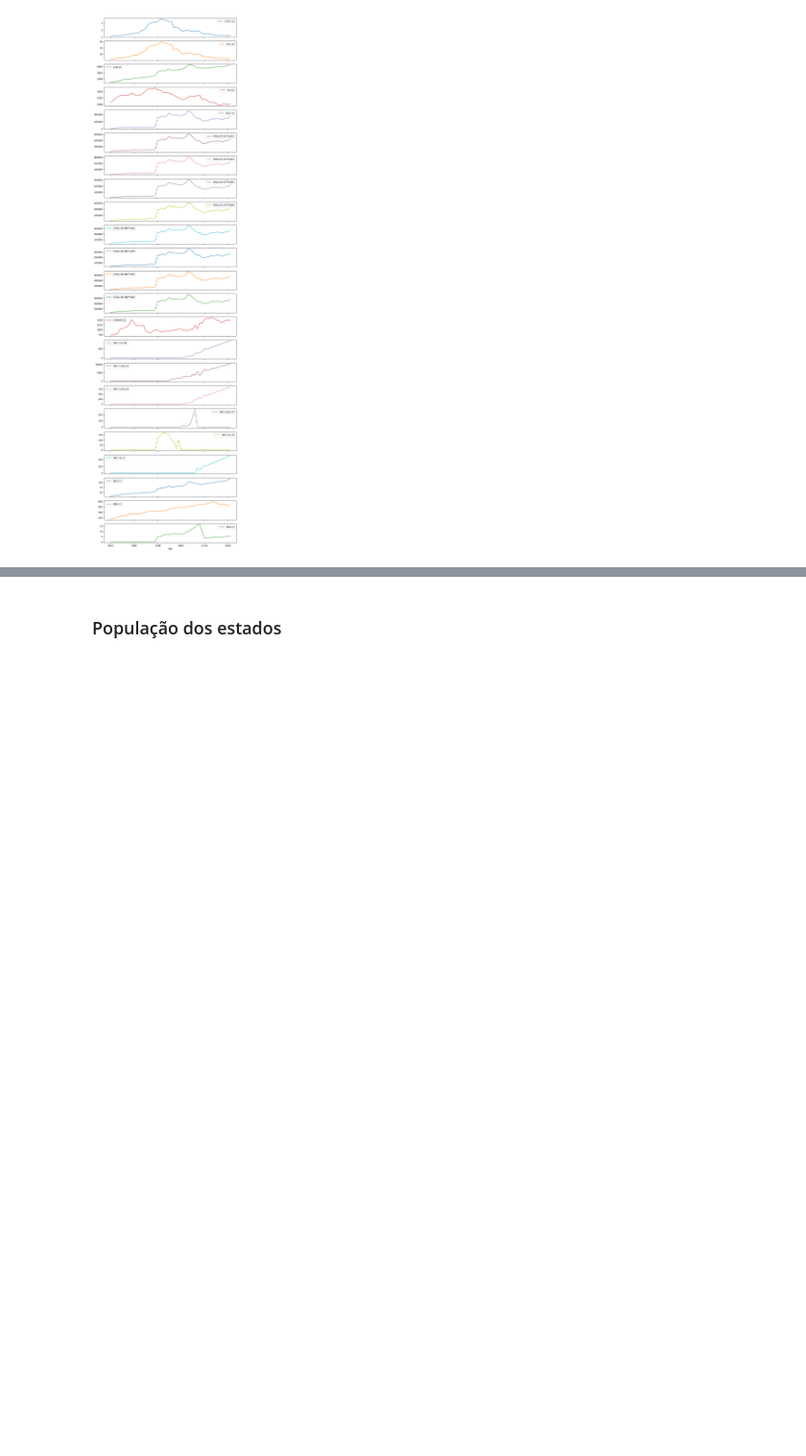
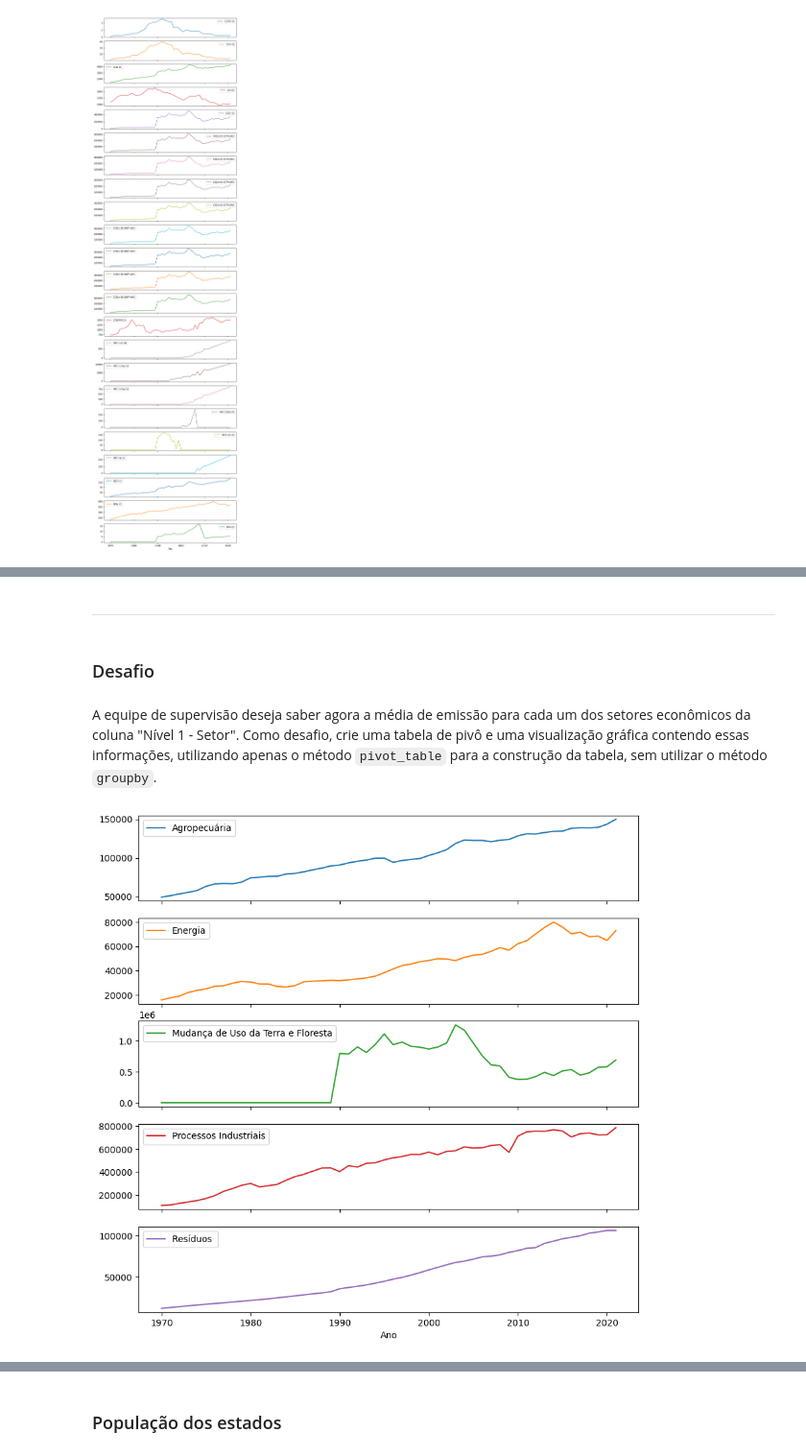
Before and after one commit to profmatheuspassos/curso-alura-pandas-selecionando-agrupando-dados, a Jupyter notebook: pandas_selecao_e_agrupamento.ipynb, the cells around one changed output, grey strips where cells are left out. Shown at 96% size. Drawn from its saved outputs; the diff is of its cells as text; code cells hidden in the pictures; blank space fills up the shorter version.

```diff
--- a/pandas_selecao_e_agrupamento.ipynb
+++ b/pandas_selecao_e_agrupamento.ipynb
@@ -915,0 +935,14 @@ media_emissao_anual.plot(subplots=True, figsize=(10, 40));
+# %% [markdown]
+---
+# %% [markdown]
+### Desafio
+# %% [markdown]
+A equipe de supervisão deseja saber agora a média de emissão para cada um dos setores econômicos da coluna "Nível 1 - Setor". Como desafio, crie uma tabela de pivô e uma visualização gráfica contendo essas informações, utilizando apenas o método `pivot_table` para a construção da tabela, sem utilizar o método `groupby`.
+# %%
+media_emissao_setor_economico = emissoes_por_ano.groupby(["Ano", "Nível 1 - Setor"])[["Emissão"]].mean().reset_index()
+
+media_emissao_setor_economico = media_emissao_setor_economico.pivot_table(index="Ano", columns="Nível 1 - Setor", values="Emissão")
+
+media_emissao_setor_economico.plot(subplots=True, figsize=(10,10));
+# %% [output]
+[figure, added]
```
Also changed, not shown: parts of 8 cells of this notebook.
